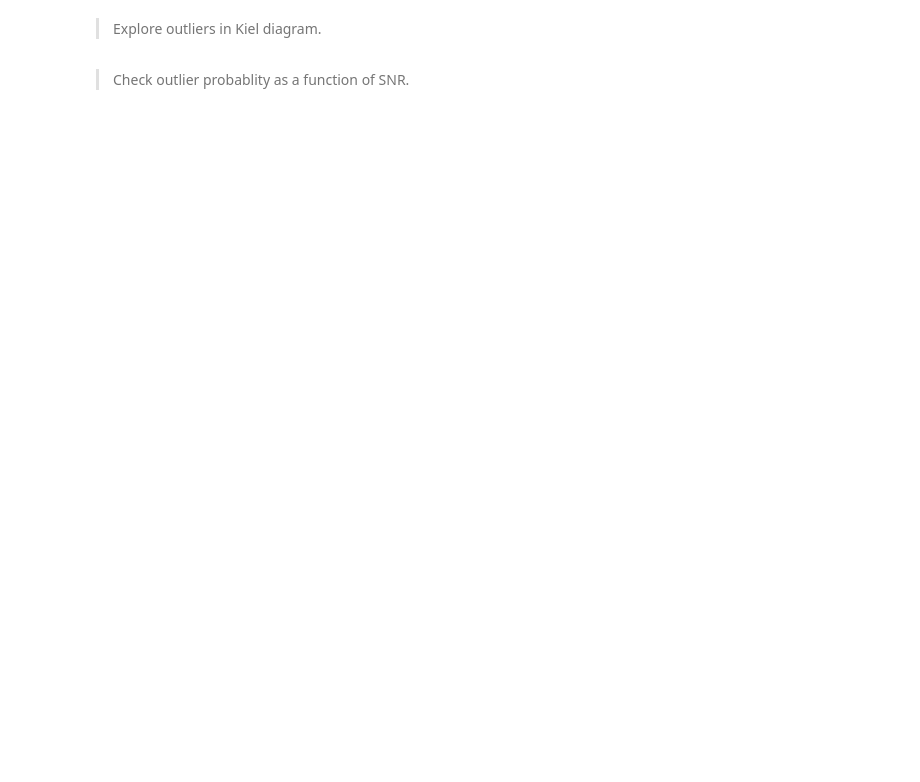
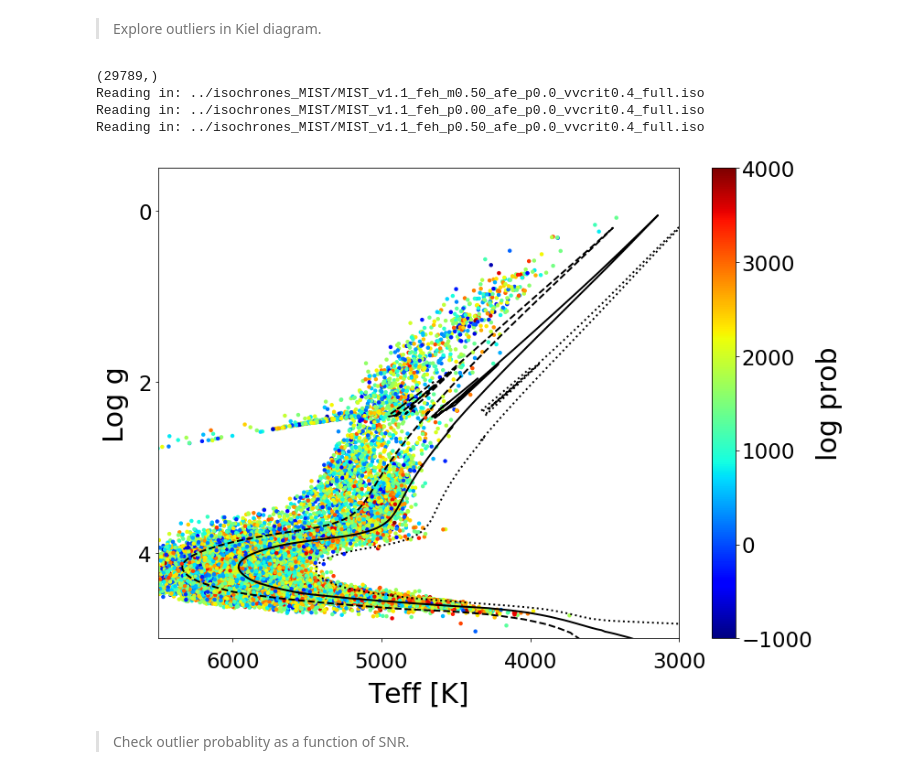
Before and after one commit to tingyuansen/IMLE_on_Galaxy_Images, a Jupyter notebook: IMLE.ipynb, the cells around one changed output. Cells and saved outputs as stored; diff of their text form; code cells hidden in the pictures; blank space fills up the shorter version.

```diff
--- a/IMLE.ipynb
+++ b/IMLE.ipynb
@@ -702,10 +701,8 @@ plt.locator_params(nbins=5)
 # plot results
 # sc = plt.scatter(teff, logg, s=20, edgecolor="none", cmap=plt.cm.get_cmap('jet'),\
 #                  c=log_prob_x, vmin=5000, vmax=15000, rasterized=True)
-sc = plt.scatter(teff[log_prob_x > 2000.], logg[log_prob_x > 2000.], s=5, edgecolor="none", cmap=plt.cm.get_cmap('jet'),\
-                 c=log_prob_x[log_prob_x > 2000.], vmin=0, vmax=7000, rasterized=True)
-sc = plt.scatter(teff[log_prob_x < 2000.], logg[log_prob_x < 2000.], s=5, edgecolor="none", cmap=plt.cm.get_cmap('jet'),\
-                 c=log_prob_x[log_prob_x < 2000.], vmin=0, vmax=7000, rasterized=True)
+sc = plt.scatter(teff, logg, s=20, edgecolor="none", cmap=plt.cm.get_cmap('jet'),\
+                 c=log_prob_x, vmin=-1000, vmax=4000, rasterized=True)
 
 # add colorbar
 plt.colorbar().set_label(label=r"log prob",size=30)
@@ -733,33 +730,39 @@ iso = read_mist_models.ISO('../isochrones_MIST/' \
 # extract information
 age_ind = iso.age_index(np.log10(7*10**9))
 EEP = iso.isos[age_ind]['EEP']
 choose = (EEP > 202)*(EEP < 707)
 Teff_iso = 10.**iso.isos[age_ind]['log_Teff']
 logg_iso = iso.isos[age_ind]['log_g']
 
 # plot isochrone
 plt.plot(Teff_iso[choose], logg_iso[choose], color="black", lw=2, label="[Fe/H] = 0.00")
 
 #-----------------------------------------------------------------------------------------
 # read mist models
 iso = read_mist_models.ISO('../isochrones_MIST/' \
                            + 'MIST_v1.1_feh_p0.50_afe_p0.0_vvcrit0.4_full.iso')
 
 # extract information
 age_ind = iso.age_index(np.log10(10*10**9))
 EEP = iso.isos[age_ind]['EEP']
 choose = (EEP > 202)*(EEP < 707)
 Teff_iso = 10.**iso.isos[age_ind]['log_Teff']
 logg_iso = iso.isos[age_ind]['log_g']
 
 # plot isochrone
 plt.plot(Teff_iso[choose], logg_iso[choose], color="black", lw=2, ls=":", label="[Fe/H] = 0.50")
 
 
 #=====================================================================================
 # save figure
 plt.tight_layout()
 plt.savefig("../Fig7.pdf")
+# %% [output]
+(29789,)
+Reading in: ../isochrones_MIST/MIST_v1.1_feh_m0.50_afe_p0.0_vvcrit0.4_full.iso
+Reading in: ../isochrones_MIST/MIST_v1.1_feh_p0.00_afe_p0.0_vvcrit0.4_full.iso
+Reading in: ../isochrones_MIST/MIST_v1.1_feh_p0.50_afe_p0.0_vvcrit0.4_full.iso
+[figure, added]
 # %% [markdown]
 > Check outlier probablity as a function of SNR.
 # %%
```
Also changed, not shown: parts of 4 cells of this notebook, 1 other file.
